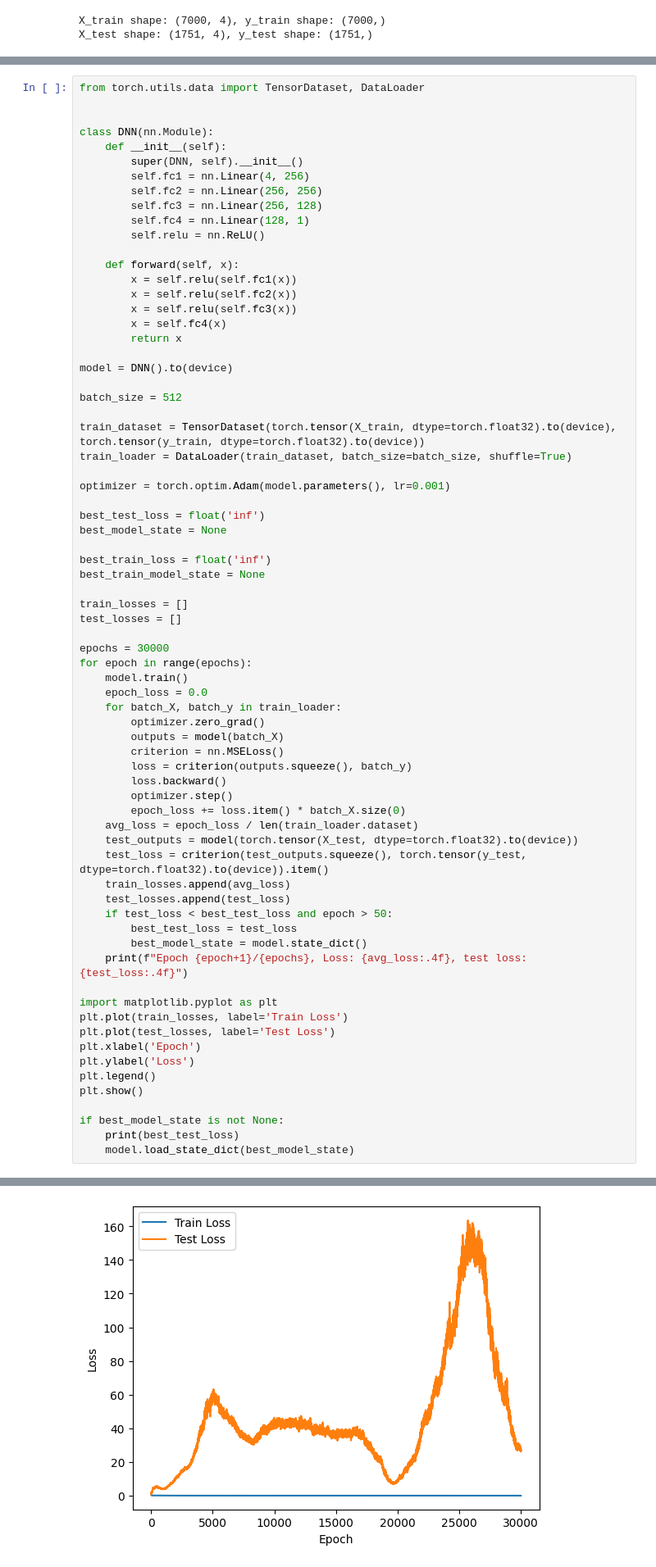
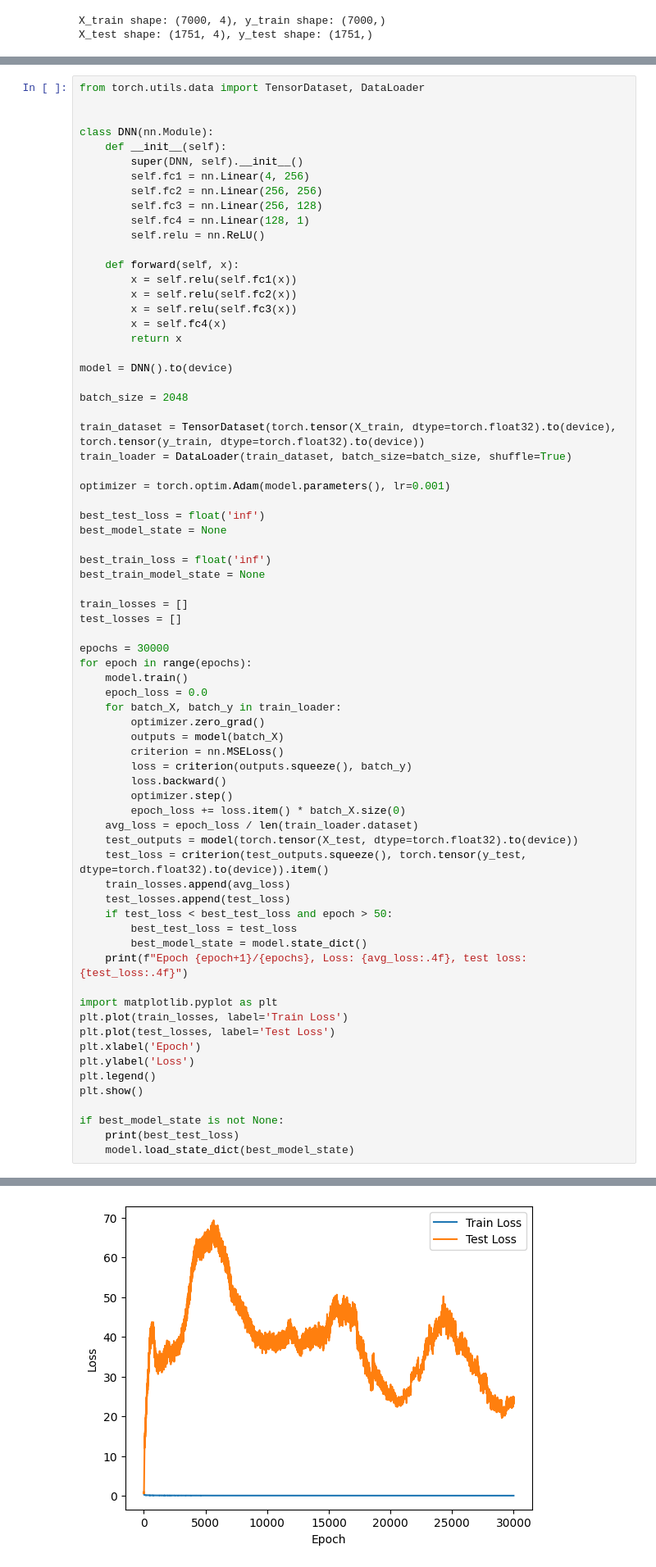
Before and after one commit to IvaroEkel/Probabilistic-Machine-Learning_lecture-PROJECTS, a Jupyter notebook: projects/11-1SAXXXX_mobile_networks/notebooks/modeling.ipynb, the cells around one changed output, grey strips where cells are left out. Shown at 82% size. Cells and saved outputs as stored; diff of their text form.

```diff
--- a/projects/11-1SAXXXX_mobile_networks/notebooks/modeling.ipynb
+++ b/projects/11-1SAXXXX_mobile_networks/notebooks/modeling.ipynb
@@ -63,7 +63,7 @@ class DNN(nn.Module):
 
 model = DNN().to(device)
 
-batch_size = 512
+batch_size = 2048
 
 train_dataset = TensorDataset(torch.tensor(X_train, dtype=torch.float32).to(device), torch.tensor(y_train, dtype=torch.float32).to(device))
 train_loader = DataLoader(train_dataset, batch_size=batch_size, shuffle=True)
@@ -133 +133 @@ Epoch 7904
-[figure, old version]
+[figure, new version]
```
Also changed, not shown: parts of 2 cells of this notebook, 5 other files.
